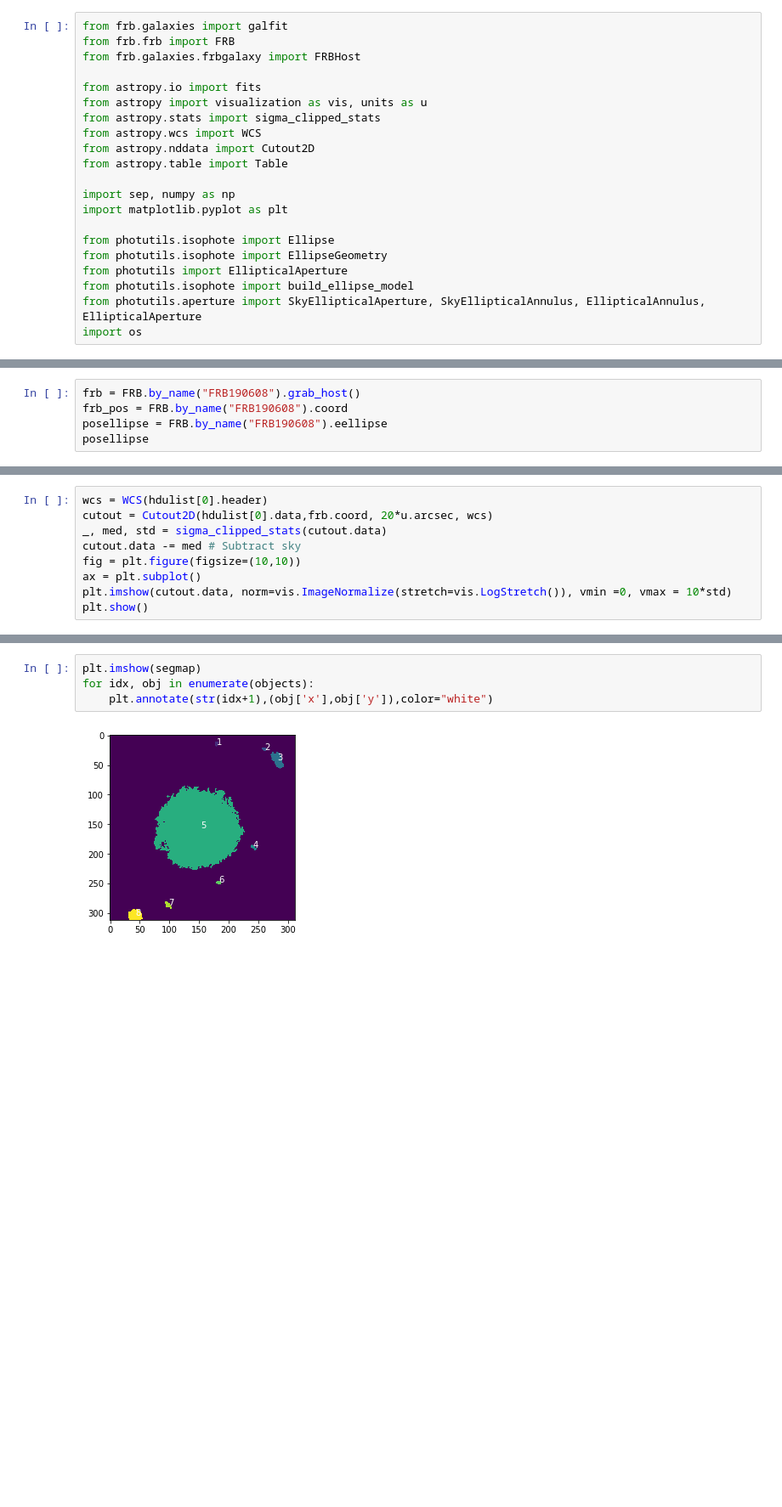
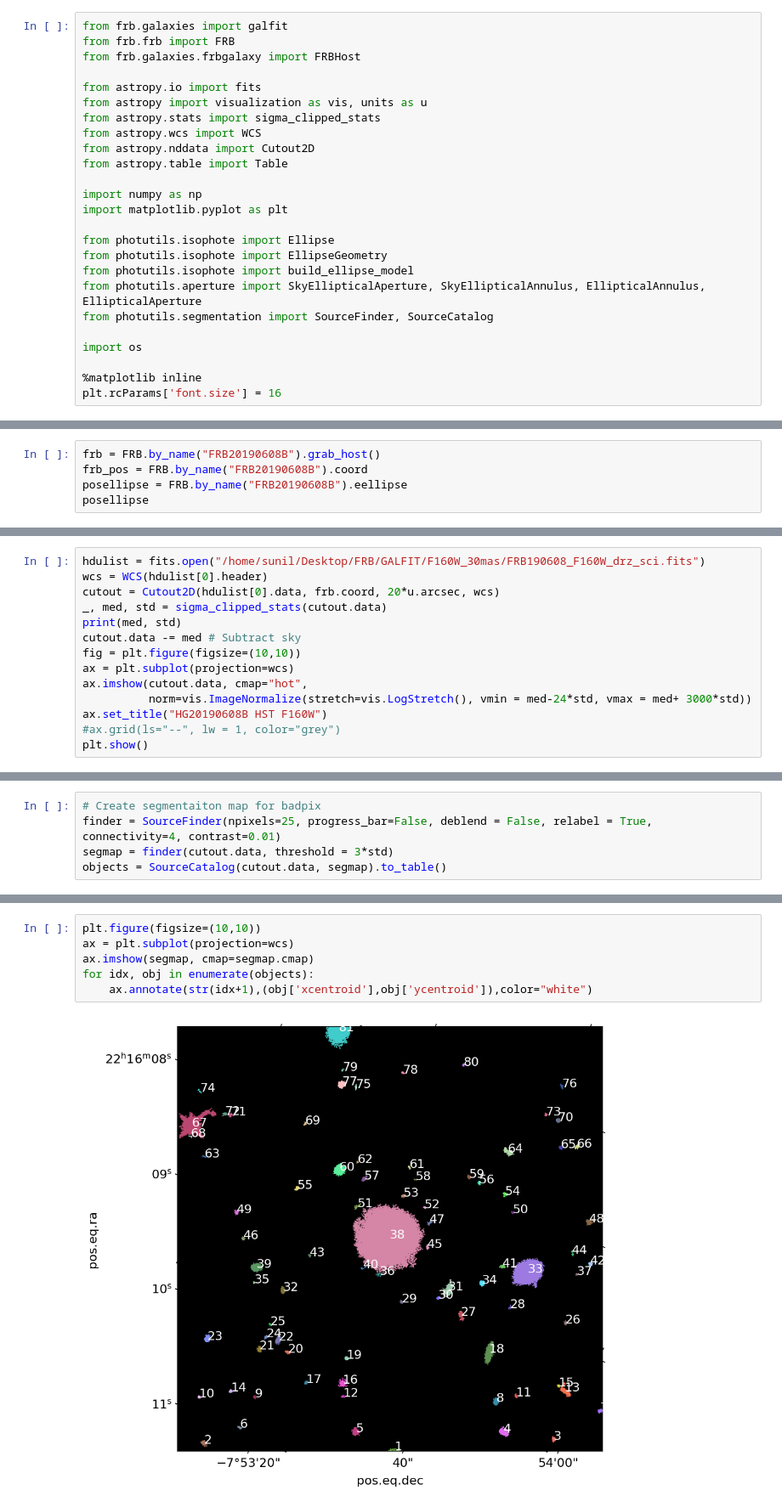
Before and after one commit to SunilSimha/ftsky_optical, a Jupyter notebook: notebooks/3.Morphology.ipynb, the cells around one changed output, grey strips where cells are left out. Shown at 85% size. Drawn from its saved outputs; the diff is of its cells as text; blank space fills up the shorter version.

```diff
--- a/notebooks/3.Morphology.ipynb
+++ b/notebooks/3.Morphology.ipynb
@@ -10,12 +10,16 @@ from astropy.wcs import WCS
 from astropy.nddata import Cutout2D
 from astropy.table import Table
 
-import sep, numpy as np
+import numpy as np
 import matplotlib.pyplot as plt
 
 from photutils.isophote import Ellipse
 from photutils.isophote import EllipseGeometry
-from photutils import EllipticalAperture
 from photutils.isophote import build_ellipse_model
 from photutils.aperture import SkyEllipticalAperture, SkyEllipticalAnnulus, EllipticalAnnulus, EllipticalAperture
+from photutils.segmentation import SourceFinder, SourceCatalog
+
 import os
+
+%matplotlib inline
+plt.rcParams['font.size'] = 16
@@ -22,7 +28,7 @@ import os
 # %%
-frb = FRB.by_name("FRB190608").grab_host()
-frb_pos = FRB.by_name("FRB190608").coord
-posellipse = FRB.by_name("FRB190608").eellipse
+frb = FRB.by_name("FRB20190608B").grab_host()
+frb_pos = FRB.by_name("FRB20190608B").coord
+posellipse = FRB.by_name("FRB20190608B").eellipse
 posellipse
 # %% [output]
 {'a': 0.19,
@@ -42,13 +50,18 @@ No.    Name      Ver    Type      Cards   Dimensions   Format
   0  PRIMARY       1 PrimaryHDU     933   (2232, 1976)   float32
   1  HDRTAB        1 BinTableHDU    559   7R x 275C   [9A, 3A, K, D, D, D, D, D, D, D, D, D, D, D, D, K, 2A, 9A, 7A, 18A, D, D, D, D, D, 3A, D, D, D, D, D, D, D, D, D, D, D, D, K, K, D, 3A, D, D, D, D ...
 # %%
+hdulist = fits.open("/home/sunil/Desktop/FRB/GALFIT/F160W_30mas/FRB190608_F160W_drz_sci.fits")
 wcs = WCS(hdulist[0].header)
-cutout = Cutout2D(hdulist[0].data,frb.coord, 20*u.arcsec, wcs)
+cutout = Cutout2D(hdulist[0].data, frb.coord, 20*u.arcsec, wcs)
 _, med, std = sigma_clipped_stats(cutout.data)
+print(med, std)
 cutout.data -= med # Subtract sky
 fig = plt.figure(figsize=(10,10))
-ax = plt.subplot()
-plt.imshow(cutout.data, norm=vis.ImageNormalize(stretch=vis.LogStretch()), vmin =0, vmax = 10*std)
+ax = plt.subplot(projection=wcs)
+ax.imshow(cutout.data, cmap="hot",
+          norm=vis.ImageNormalize(stretch=vis.LogStretch(), vmin = med-24*std, vmax = med+ 3000*std))
+ax.set_title("HG20190608B HST F160W")
+#ax.grid(ls="--", lw = 1, color="grey")
 plt.show()
 # %% [output]
 WARNING: FITSFixedWarning: RADECSYS= 'FK5 '
@@ -77,0 +75,5 @@ Table length=8
+# %%
+# Create segmentaiton map for badpix
+finder = SourceFinder(npixels=25, progress_bar=False, deblend = False, relabel = True, connectivity=4, contrast=0.01)
+segmap = finder(cutout.data, threshold = 3*std)
+objects = SourceCatalog(cutout.data, segmap).to_table()
@@ -78,7 +103,9 @@ Table length=8
 # %%
-plt.imshow(segmap)
+plt.figure(figsize=(10,10))
+ax = plt.subplot(projection=wcs)
+ax.imshow(segmap, cmap=segmap.cmap)
 for idx, obj in enumerate(objects):
-    plt.annotate(str(idx+1),(obj['x'],obj['y']),color="white")
+    ax.annotate(str(idx+1),(obj['xcentroid'],obj['ycentroid']),color="white")
 # %% [output]
-[figure, old version]
+[figure, new version]
 # %%
```
Also changed, not shown: parts of 30 cells of this notebook.
